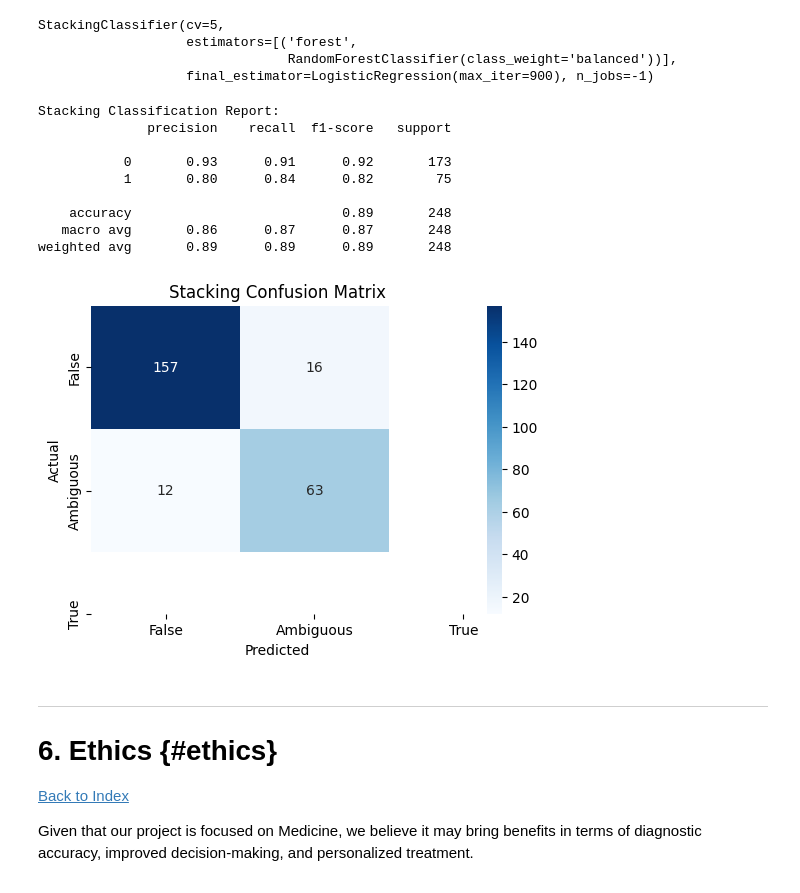
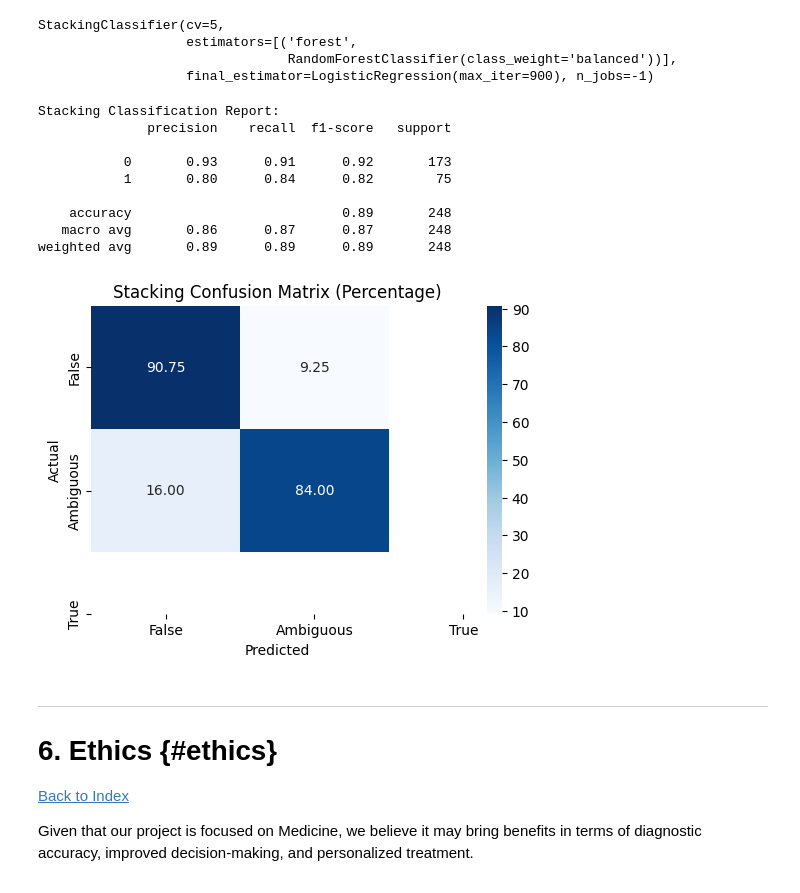
Before and after one commit to pmgfernandes04/Lung-Cancer-Classification-using-CT, a Jupyter notebook: report.ipynb, the cells around one changed output. Drawn from its saved outputs; the diff is of its cells as text; code cells hidden in the pictures.

```diff
--- a/report.ipynb
+++ b/report.ipynb
@@ -499,38 +498,41 @@ y_prob_stack = stacking_model.predict_proba(X_test)
 
 # Stacking Classification Report
 print("Stacking Classification Report:")
 print(classification_report(y_test, y_pred_stack))
 
-# Stacking Confusion Matrix
+# Stacking Confusion Matrix with Percentages
 cm_stack = confusion_matrix(y_test, y_pred_stack)
+cm_stack_percentage = cm_stack / cm_stack.sum(axis=1)[:, np.newaxis] * 100  # Normalize by row
+
 plt.figure(figsize=(6, 4))
 sns.heatmap(
-    cm_stack,
+    cm_stack_percentage,
     annot=True,
-    fmt='d',
+    fmt='.2f',
     cmap='Blues',
     xticklabels=['False', 'Ambiguous', 'True'],
     yticklabels=['False', 'Ambiguous', 'True'],
 )
 plt.ylabel('Actual')
 plt.xlabel('Predicted')
-plt.title('Stacking Confusion Matrix')
+plt.title('Stacking Confusion Matrix (Percentage)')
 plt.show()
+
 
 # Stacking ROC-AUC Score
 #roc_auc_stack = roc_auc_score(y_test, y_prob_stack, multi_class='ovr')
 #print("Stacking ROC-AUC Score:", roc_auc_stack)
 # %% [output]
 Stacking Classification Report:
               precision    recall  f1-score   support
 
            0       0.93      0.91      0.92       173
            1       0.80      0.84      0.82        75
 
     accuracy                           0.89       248
    macro avg       0.86      0.87      0.87       248
 weighted avg       0.89      0.89      0.89       248
-[figure, old version]
+[figure, new version]
 # %% [markdown]
 ---
 
```
Also changed, not shown: parts of 1 cell of this notebook.
